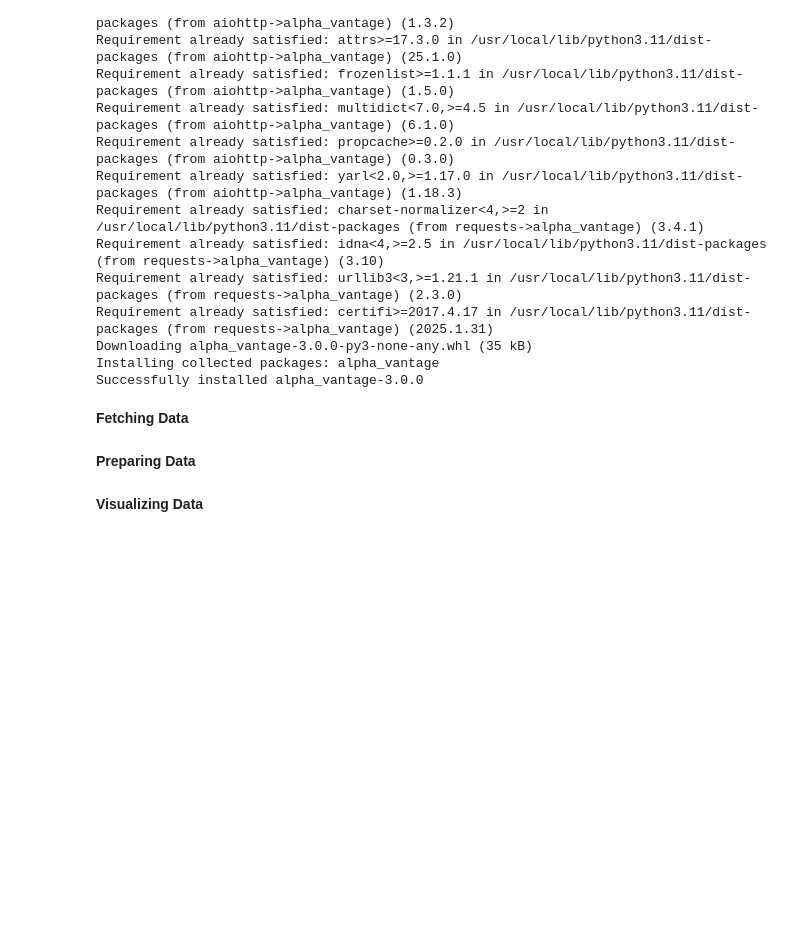
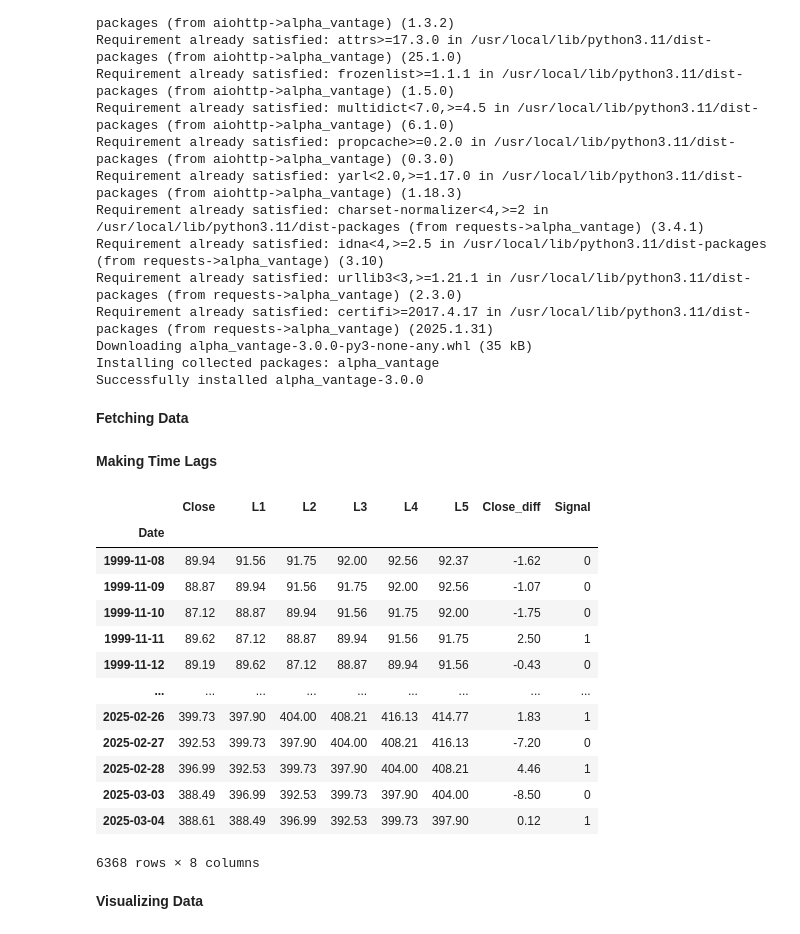
Before and after one commit to meerilahi/algoTrading, a Jupyter notebook: new_notebook.ipynb, the cells around one changed output. Saved outputs shown, nothing was run; the diff lists cells and outputs as text; code cells hidden in the pictures; blank space fills up the shorter version.

```diff
--- a/new_notebook.ipynb
+++ b/new_notebook.ipynb
@@ -38,16 +39,34 @@ from sklearn.metrics import mean_squared_error, r2_score
 API_KEY = "XM0ZE0M05HEDFVTP"
 ts = TimeSeries(key = API_KEY, output_format = 'pandas')
 data = ts.get_daily(symbol = 'MSFT', outputsize = 'full')[0]
-# %% [markdown]
-**Preparing Data**
+# %% [markdown]
+**Making Time Lags**
 # %%
 df = data.iloc[:,3:4]
 df.columns = ["Close"]
 df.index.rename("Date", inplace = True)
 df = df[::-1]
 for i in range(1,6):
   df[f'L{i}'] = df['Close'].shift(i)
+df['Close_diff'] = df['Close'] - df['L1']
+df['Signal'] = df['Close_diff'].apply(lambda x: 1 if x > 0 else 0)
 df.dropna(inplace = True)
+df
+# %% [output]
+|  | Close | L1 | L2 | L3 | L4 | L5 | Close_diff | Signal |
+| Date |  |  |  |  |  |  |  |  |
+| 1999-11-08 | 89.94 | 91.56 | 91.75 | 92.00 | 92.56 | 92.37 | -1.62 | 0 |
+| 1999-11-09 | 88.87 | 89.94 | 91.56 | 91.75 | 92.00 | 92.56 | -1.07 | 0 |
+| 1999-11-10 | 87.12 | 88.87 | 89.94 | 91.56 | 91.75 | 92.00 | -1.75 | 0 |
+| 1999-11-11 | 89.62 | 87.12 | 88.87 | 89.94 | 91.56 | 91.75 | 2.50 | 1 |
+| 1999-11-12 | 89.19 | 89.62 | 87.12 | 88.87 | 89.94 | 91.56 | -0.43 | 0 |
+| ... | ... | ... | ... | ... | ... | ... | ... | ... |
+| 2025-02-26 | 399.73 | 397.90 | 404.00 | 408.21 | 416.13 | 414.77 | 1.83 | 1 |
+| 2025-02-27 | 392.53 | 399.73 | 397.90 | 404.00 | 408.21 | 416.13 | -7.20 | 0 |
+| 2025-02-28 | 396.99 | 392.53 | 399.73 | 397.90 | 404.00 | 408.21 | 4.46 | 1 |
+| 2025-03-03 | 388.49 | 396.99 | 392.53 | 399.73 | 397.90 | 404.00 | -8.50 | 0 |
+| 2025-03-04 | 388.61 | 388.49 | 396.99 | 392.53 | 399.73 | 397.90 | 0.12 | 1 |
+6368 rows × 8 columns
 # %% [markdown]
 **Visualizing Data**
 # %%
```
Also changed, not shown: parts of 8 cells of this notebook.
